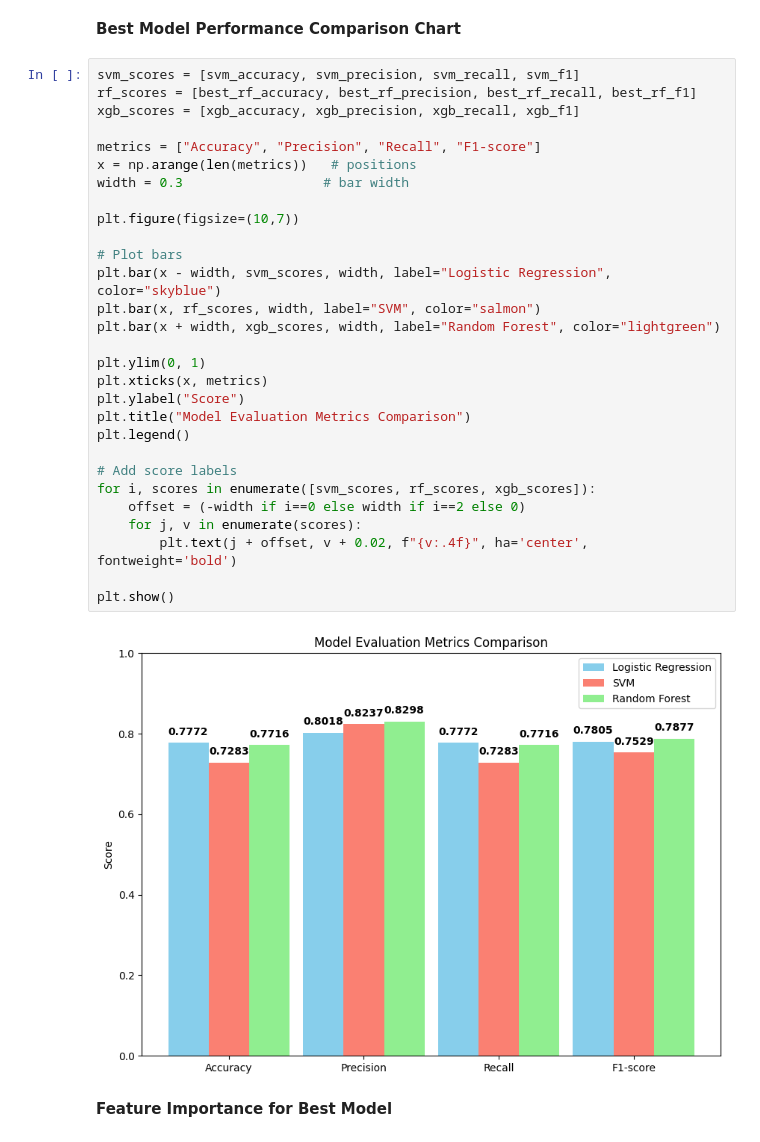
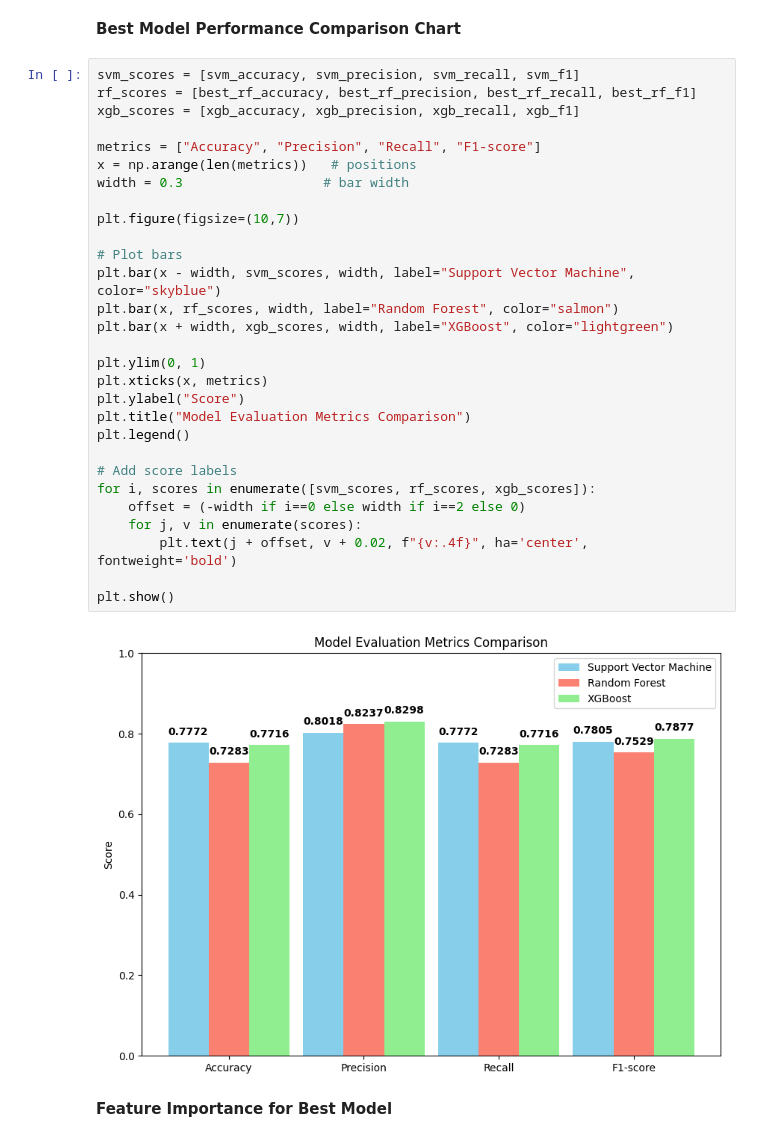
Before and after one commit to Jasonshe0509/fyp-model-building, a Jupyter notebook: stock-level-classification-model-building.ipynb, the cells around one changed output. Saved outputs shown, nothing was run; the diff lists cells and outputs as text.

```diff
--- a/stock-level-classification-model-building.ipynb
+++ b/stock-level-classification-model-building.ipynb
@@ -684,34 +684,34 @@ plt.show()
 # %%
 svm_scores = [svm_accuracy, svm_precision, svm_recall, svm_f1]
 rf_scores = [best_rf_accuracy, best_rf_precision, best_rf_recall, best_rf_f1]
 xgb_scores = [xgb_accuracy, xgb_precision, xgb_recall, xgb_f1]
 
 metrics = ["Accuracy", "Precision", "Recall", "F1-score"]
 x = np.arange(len(metrics))   # positions
 width = 0.3                  # bar width
 
 plt.figure(figsize=(10,7))
 
 # Plot bars
-plt.bar(x - width, svm_scores, width, label="Logistic Regression", color="skyblue")
-plt.bar(x, rf_scores, width, label="SVM", color="salmon")
-plt.bar(x + width, xgb_scores, width, label="Random Forest", color="lightgreen")
+plt.bar(x - width, svm_scores, width, label="Support Vector Machine", color="skyblue")
+plt.bar(x, rf_scores, width, label="Random Forest", color="salmon")
+plt.bar(x + width, xgb_scores, width, label="XGBoost", color="lightgreen")
 
 plt.ylim(0, 1)
 plt.xticks(x, metrics)
 plt.ylabel("Score")
 plt.title("Model Evaluation Metrics Comparison")
 plt.legend()
 
 # Add score labels
 for i, scores in enumerate([svm_scores, rf_scores, xgb_scores]):
     offset = (-width if i==0 else width if i==2 else 0)
     for j, v in enumerate(scores):
         plt.text(j + offset, v + 0.02, f"{v:.4f}", ha='center', fontweight='bold')
 
 plt.show()
 # %% [output]
-[figure, old version]
+[figure, new version]
 # %% [markdown]
 **Feature Importance for Best Model**
 # %%
```
Also changed, not shown: 5 other files.
